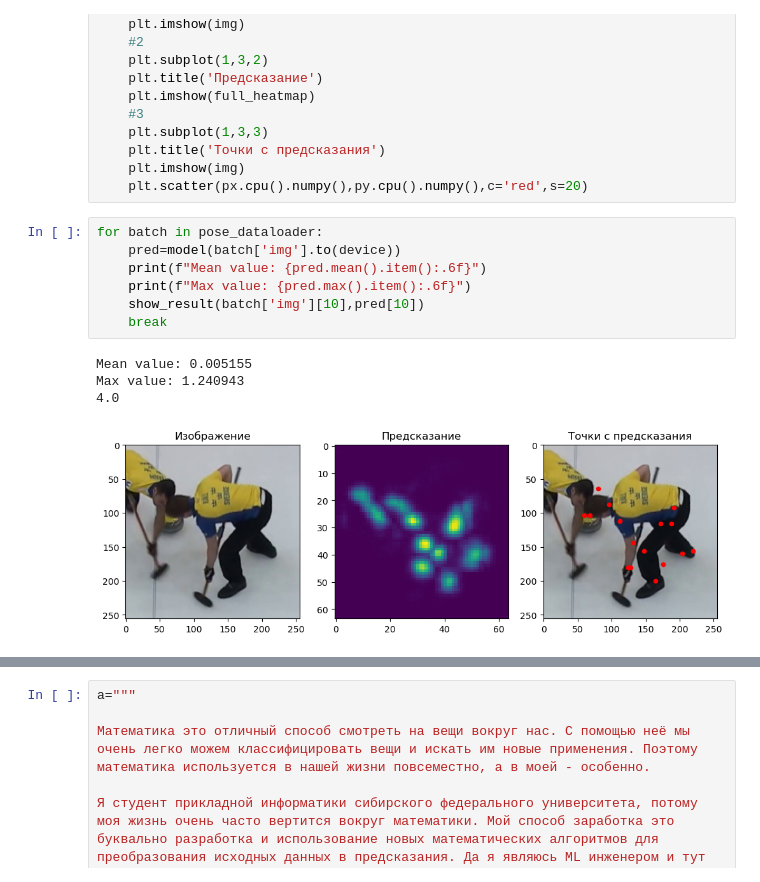
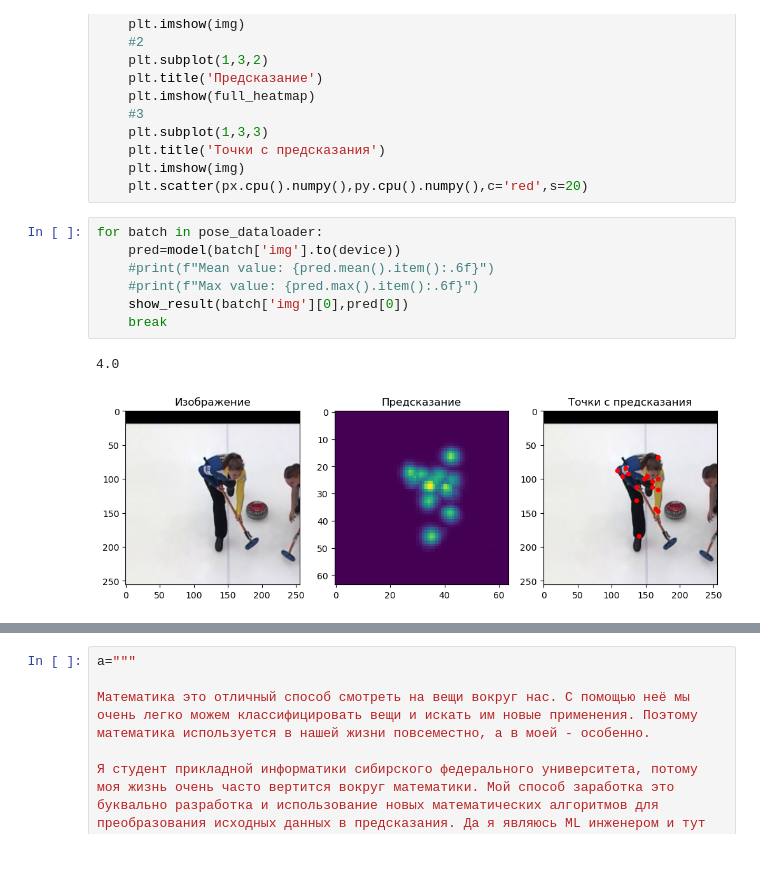
Before and after one commit to BombasticFantastik/CustomPoseEstimator, a Jupyter notebook: main.ipynb, the cells around one changed output, grey strips where cells are left out. Drawn from its saved outputs; the diff is of its cells as text.

```diff
--- a/main.ipynb
+++ b/main.ipynb
@@ -223,12 +223,10 @@ def show_result(img,heatmap):
 # %%
 for batch in pose_dataloader:
     pred=model(batch['img'].to(device))
-    print(f"Mean value: {pred.mean().item():.6f}")
-    print(f"Max value: {pred.max().item():.6f}")
-    show_result(batch['img'][10],pred[10])
+    #print(f"Mean value: {pred.mean().item():.6f}")
+    #print(f"Max value: {pred.max().item():.6f}")
+    show_result(batch['img'][0],pred[0])
     break
 # %% [output]
-Mean value: 0.005155
-Max value: 1.240943
 4.0
-[figure, old version]
+[figure, new version]
```
Also changed, not shown: parts of 10 cells of this notebook, 1 other file.
